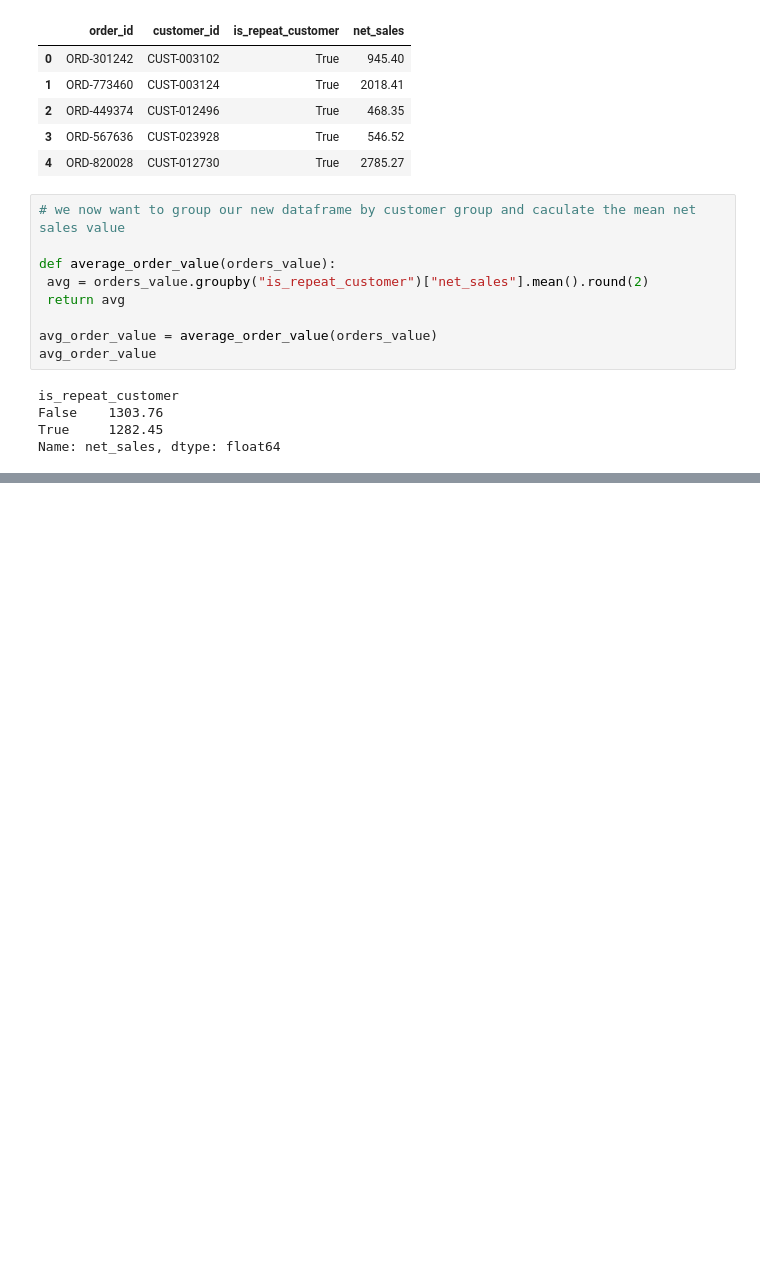
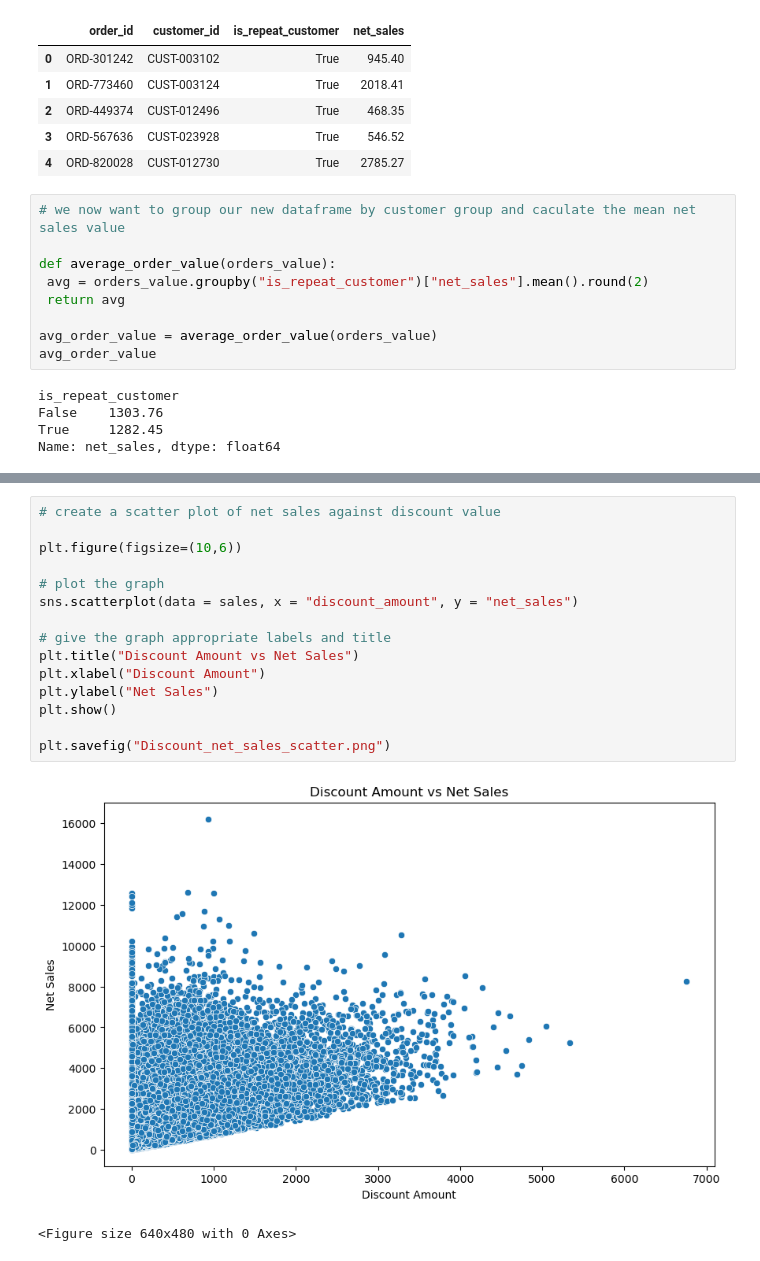
Before and after one commit to AJD1888/E-commerce-Analysis, a Jupyter notebook: e-commerce-notebook.ipynb, the cells around one changed output, grey strips where cells are left out. Drawn from its saved outputs; the diff is of its cells as text; blank space fills up the shorter version.

Commit message:
analysed association between discount and net sales/profit margins

```diff
--- a/e-commerce-notebook.ipynb
+++ b/e-commerce-notebook.ipynb
@@ -294,0 +292,18 @@ discount_df.head()
+# %%
+# create a scatter plot of net sales against discount value
+
+plt.figure(figsize=(10,6))
+
+# plot the graph
+sns.scatterplot(data = sales, x = "discount_amount", y = "net_sales")
+
+# give the graph appropriate labels and title
+plt.title("Discount Amount vs Net Sales")
+plt.xlabel("Discount Amount")
+plt.ylabel("Net Sales")
+plt.show()
+
+plt.savefig("Discount_net_sales_scatter.png")
+# %% [output]
+[figure, added]
+<Figure size 640x480 with 0 Axes>
```
Also changed, not shown: parts of 5 cells of this notebook, 2 other files.
